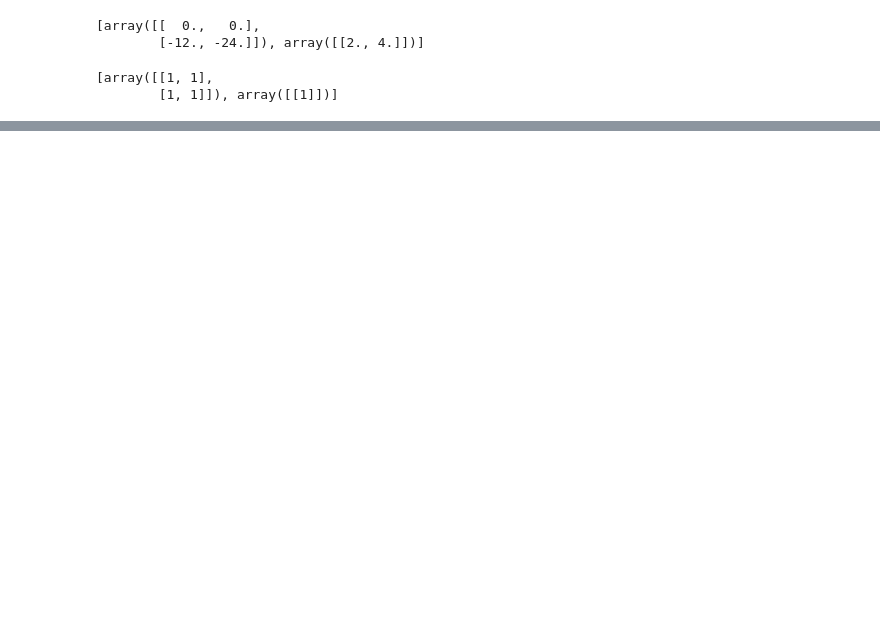
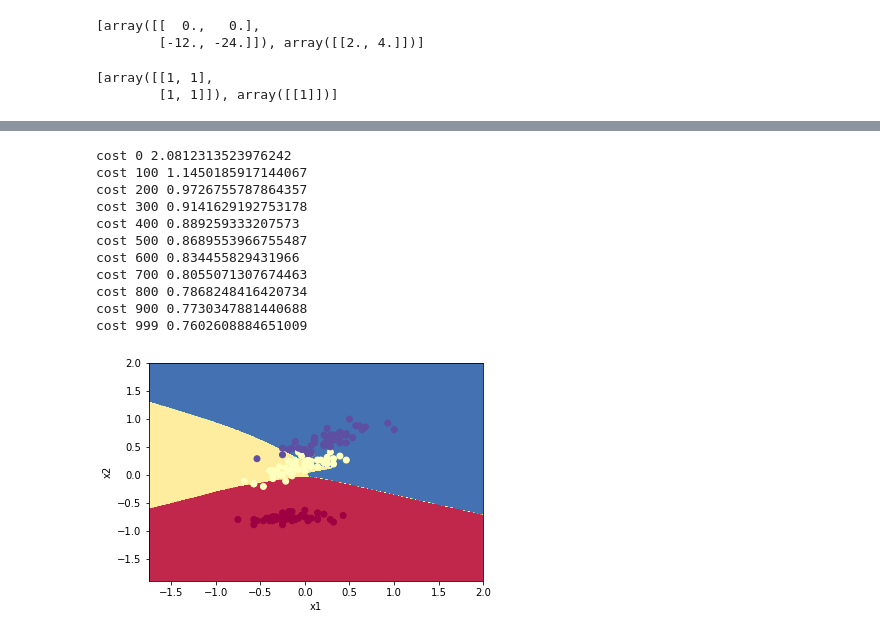
Before and after one commit to mkuzmik/neural-networks, a Jupyter notebook: mlp.ipynb, the cells around one changed output, grey strips where cells are left out. Cells and saved outputs as stored; diff of their text form; code cells hidden in the pictures; blank space fills up the shorter version.

```diff
--- a/mlp.ipynb
+++ b/mlp.ipynb
@@ -414,0 +363,23 @@ array([0, 0, 0, 0, 0, 0, 0, 0, 0, 0, 0, 0, 0, 0, 0, 0, 0, 0, 0, 0, 0, 0,
+# %%
+def normalize(M):
+    m = M - M.mean(axis=0)
+    return m / np.abs(m).max(axis=0)
+# %%
+Xl = normalize(X)
+Yl = Y
+
+nn,_ = mlp_network(Xl, class_to_vec(Yl), 1000, [6])
+plot_decision_boundary(lambda x: predict(x, nn), Xl.T, Yl.T)
+# %% [output]
+cost 0 2.0812313523976242
+cost 100 1.1450185917144067
+cost 200 0.9726755787864357
+cost 300 0.9141629192753178
+cost 400 0.889259333207573
+cost 500 0.8689553966755487
+cost 600 0.834455829431966
+cost 700 0.8055071307674463
+cost 800 0.7868248416420734
+cost 900 0.7730347881440688
+cost 999 0.7602608884651009
+[figure, added]
```
Also changed, not shown: parts of 12 cells of this notebook.
